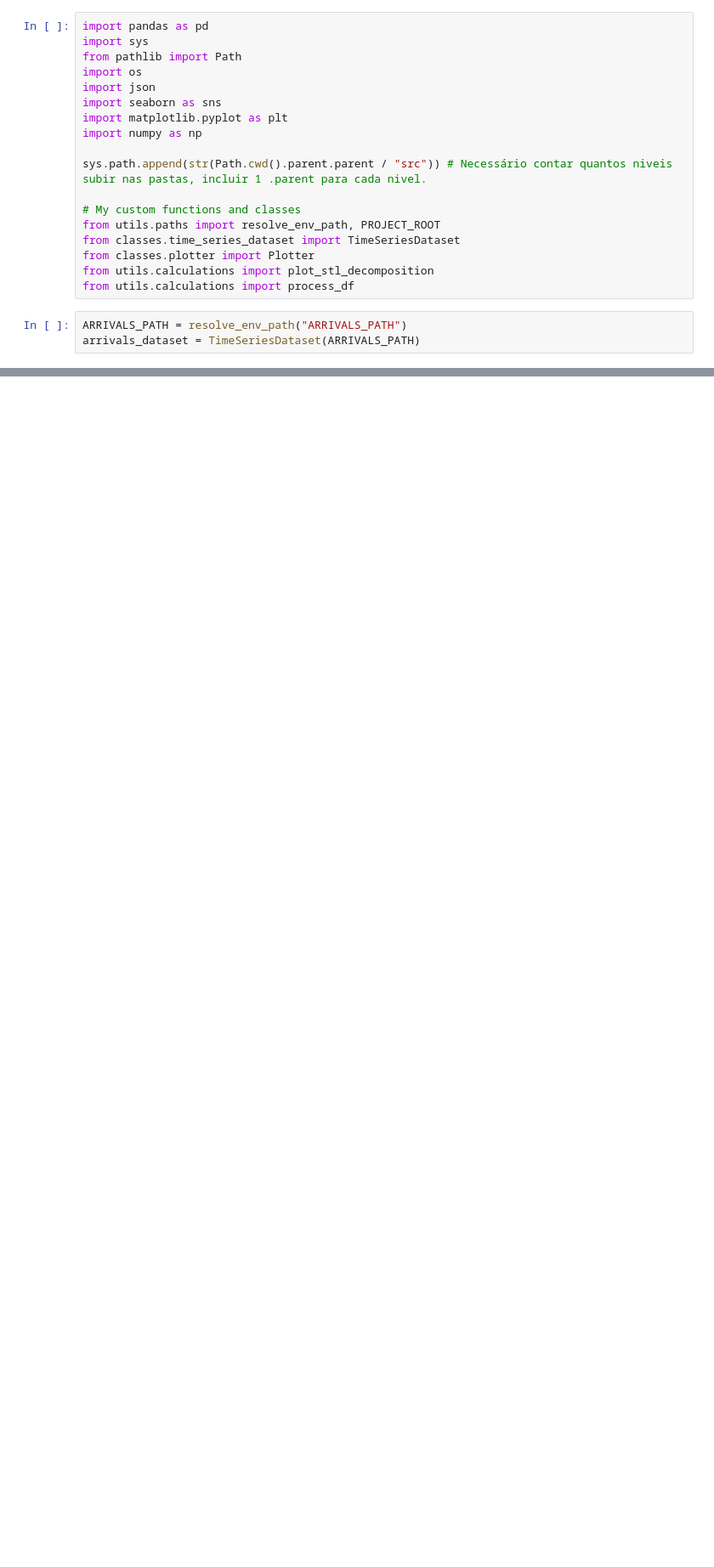
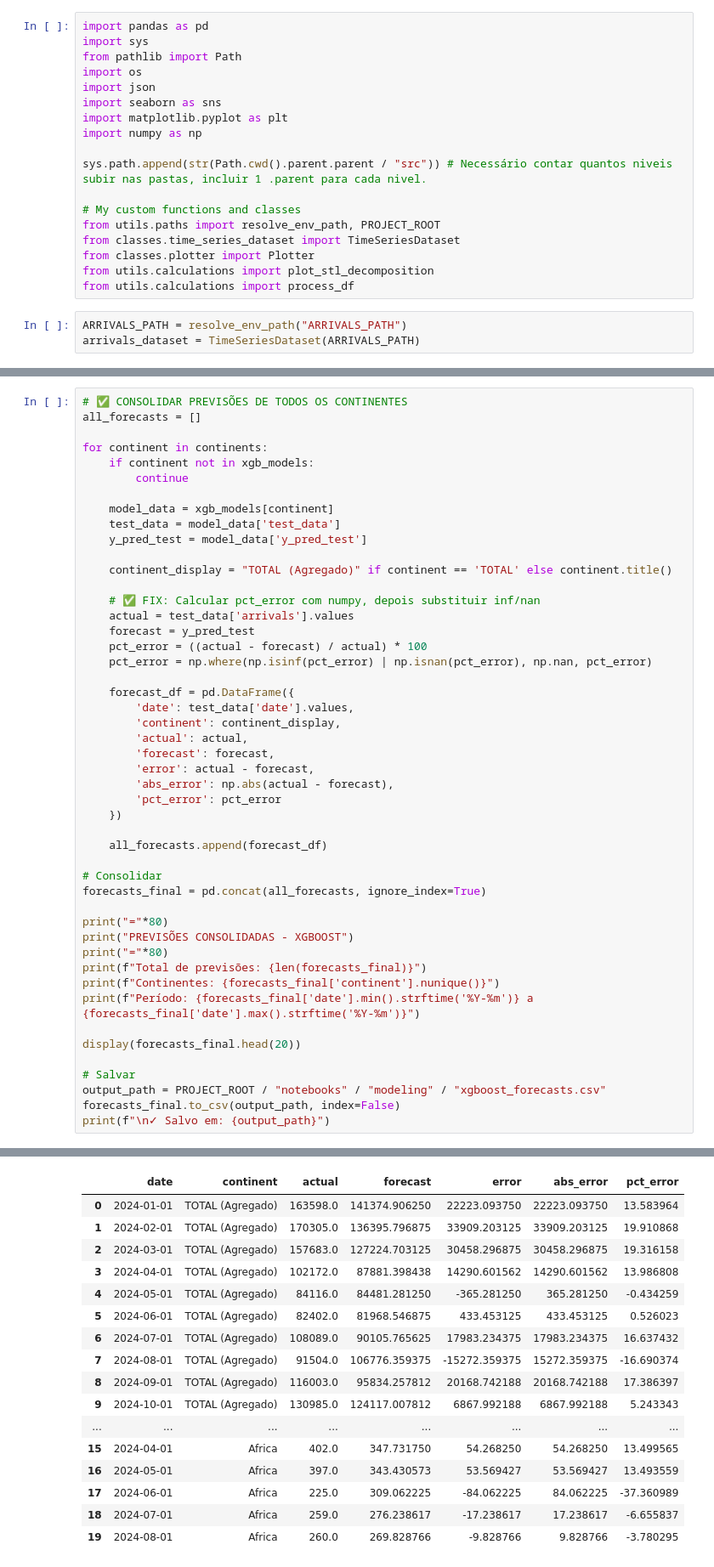
Before and after one commit to renanop/international_arrivals_time_series_forecasting, a Jupyter notebook: notebooks/modeling/xgboost.ipynb, the cells around one changed output, grey strips where cells are left out. Shown at 85% size. Cells and saved outputs as stored; diff of their text form; blank space fills up the shorter version.

```diff
--- a/notebooks/modeling/xgboost.ipynb
+++ b/notebooks/modeling/xgboost.ipynb
@@ -515,0 +699,49 @@ Grid de hiperparâmetros:
+# %%
+# ✅ CONSOLIDAR PREVISÕES DE TODOS OS CONTINENTES
+all_forecasts = []
+
+for continent in continents:
+    if continent not in xgb_models:
+        continue
+
+    model_data = xgb_models[continent]
+    test_data = model_data['test_data']
+    y_pred_test = model_data['y_pred_test']
+
+    continent_display = "TOTAL (Agregado)" if continent == 'TOTAL' else continent.title()
+
+    # ✅ FIX: Calcular pct_error com numpy, depois substituir inf/nan
+    actual = test_data['arrivals'].values
+    forecast = y_pred_test
+    pct_error = ((actual - forecast) / actual) * 100
+    pct_error = np.where(np.isinf(pct_error) | np.isnan(pct_error), np.nan, pct_error)
+
+    forecast_df = pd.DataFrame({
+        'date': test_data['date'].values,
+        'continent': continent_display,
+        'actual': actual,
+        'forecast': forecast,
+        'error': actual - forecast,
+        'abs_error': np.abs(actual - forecast),
+        'pct_error': pct_error
+    })
+
+    all_forecasts.append(forecast_df)
+
+# Consolidar
+forecasts_final = pd.concat(all_forecasts, ignore_index=True)
+
+print("="*80)
+print("PREVISÕES CONSOLIDADAS - XGBOOST")
+print("="*80)
+print(f"Total de previsões: {len(forecasts_final)}")
+print(f"Continentes: {forecasts_final['continent'].nunique()}")
+print(f"Período: {forecasts_final['date'].min().strftime('%Y-%m')} a {forecasts_final['date'].max().strftime('%Y-%m')}")
+
+display(forecasts_final.head(20))
+
+# Salvar
+output_path = PROJECT_ROOT / "notebooks" / "modeling" / "xgboost_forecasts.csv"
+forecasts_final.to_csv(output_path, index=False)
+print(f"\n✓ Salvo em: {output_path}")
+# %% [output]
@@ -515,0 +754,17 @@ Grid de hiperparâmetros:
+|  | date | continent | actual | forecast | error | abs_error | pct_error |
+| 0 | 2024-01-01 | TOTAL (Agregado) | 163598.0 | 141374.906250 | 22223.093750 | 22223.093750 | 13.583964 |
+| 1 | 2024-02-01 | TOTAL (Agregado) | 170305.0 | 136395.796875 | 33909.203125 | 33909.203125 | 19.910868 |
+| 2 | 2024-03-01 | TOTAL (Agregado) | 157683.0 | 127224.703125 | 30458.296875 | 30458.296875 | 19.316158 |
+| 3 | 2024-04-01 | TOTAL (Agregado) | 102172.0 | 87881.398438 | 14290.601562 | 14290.601562 | 13.986808 |
+| 4 | 2024-05-01 | TOTAL (Agregado) | 84116.0 | 84481.281250 | -365.281250 | 365.281250 | -0.434259 |
+| 5 | 2024-06-01 | TOTAL (Agregado) | 82402.0 | 81968.546875 | 433.453125 | 433.453125 | 0.526023 |
+| 6 | 2024-07-01 | TOTAL (Agregado) | 108089.0 | 90105.765625 | 17983.234375 | 17983.234375 | 16.637432 |
+| 7 | 2024-08-01 | TOTAL (Agregado) | 91504.0 | 106776.359375 | -15272.359375 | 15272.359375 | -16.690374 |
+| 8 | 2024-09-01 | TOTAL (Agregado) | 116003.0 | 95834.257812 | 20168.742188 | 20168.742188 | 17.386397 |
+| 9 | 2024-10-01 | TOTAL (Agregado) | 130985.0 | 124117.007812 | 6867.992188 | 6867.992188 | 5.243343 |
+| ... | ... | ... | ... | ... | ... | ... | ... |
+| 15 | 2024-04-01 | Africa | 402.0 | 347.731750 | 54.268250 | 54.268250 | 13.499565 |
+| 16 | 2024-05-01 | Africa | 397.0 | 343.430573 | 53.569427 | 53.569427 | 13.493559 |
+| 17 | 2024-06-01 | Africa | 225.0 | 309.062225 | -84.062225 | 84.062225 | -37.360989 |
+| 18 | 2024-07-01 | Africa | 259.0 | 276.238617 | -17.238617 | 17.238617 | -6.655837 |
+| 19 | 2024-08-01 | Africa | 260.0 | 269.828766 | -9.828766 | 9.828766 | -3.780295 |
```
Also changed, not shown: parts of 5 cells of this notebook, 31 other files.
